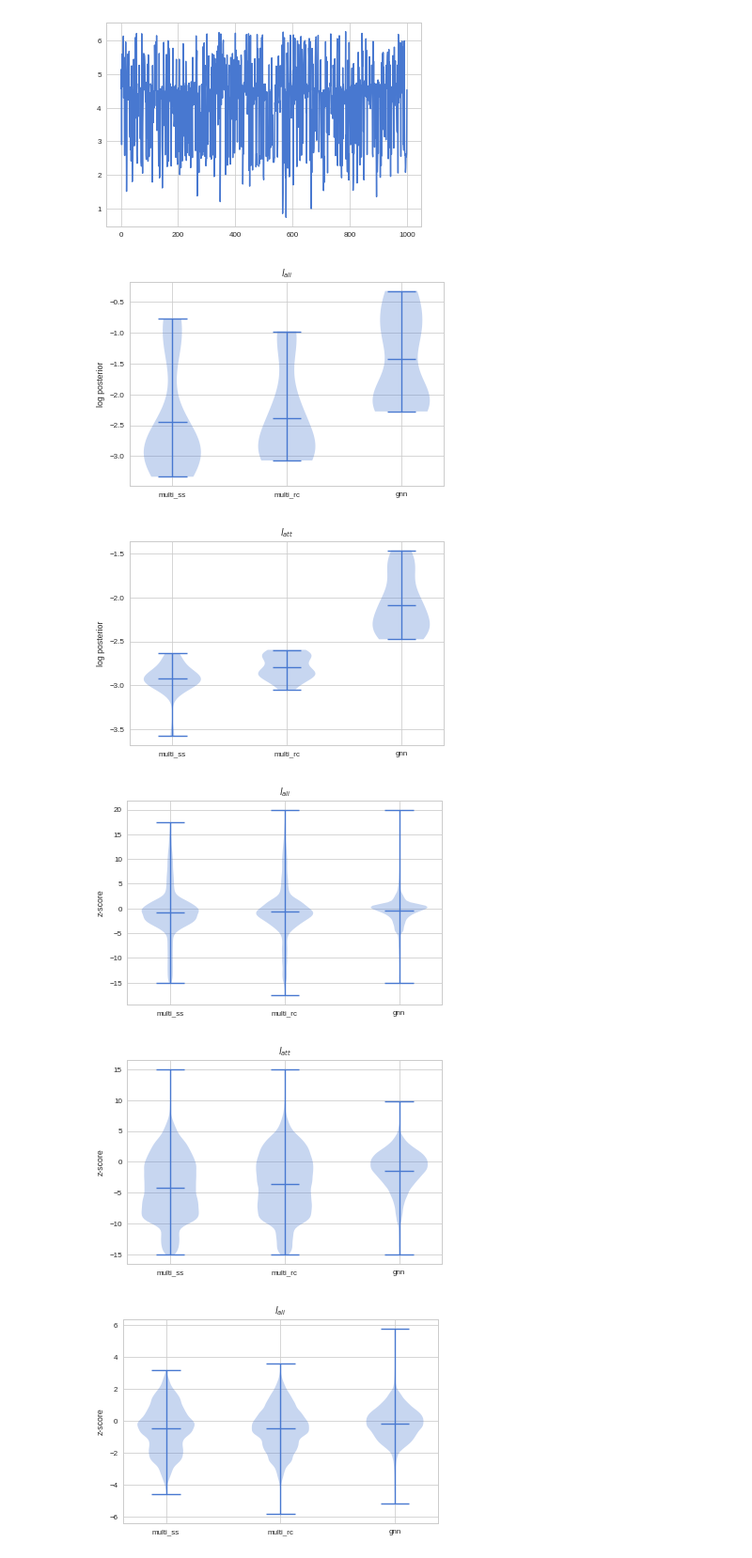
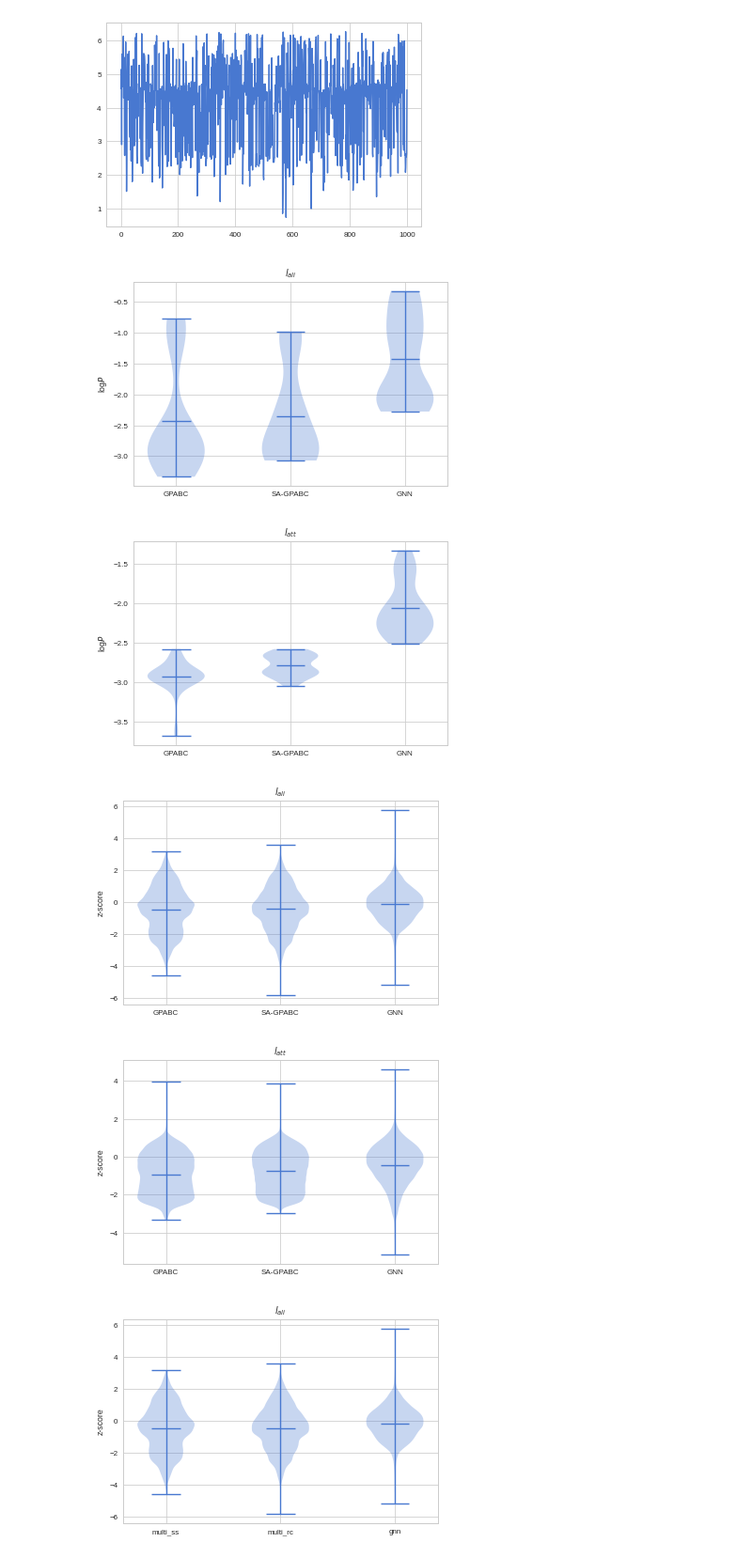
Before and after one commit to ctorney/abc-graph-nets, a Jupyter notebook: zonal_violins_2d_4d.ipynb, the cells around one changed output. Shown at 94% size. Cells and saved outputs as stored; diff of their text form; code cells hidden in the pictures.

```diff
--- a/zonal_violins_2d_4d.ipynb
+++ b/zonal_violins_2d_4d.ipynb
@@ -106,7 +139,7 @@ plt.plot(samples_mrc[:,0,0,0])
 # %%
 #4D:
 
-num_reps = 9
+num_reps = 10
 params = 4
 mcmcsteps = 1000 #8000
 di = 4
@@ -129,7 +162,7 @@ plt.plot(samples_mrc[:,3,0,0])
 # %%
 #2D Z-scores
 
-num_reps = 6 #10
+num_reps = 10
 params = 2
 mcmcsteps = 1000
 di = 4
@@ -179,7 +212,7 @@ for dis in range(di):
 
 # ax = plt.violinplot([zscores_mss[0,:,:].flatten(),zscores_mrc[0,:,:].flatten(),zscores_gnn[0,:,:].flatten()],showmeans=True,showmedians=False)
 # positions = (1, 2, 3)
-# labels = ( "multi_ss", "multi_rc","gnn")
+# labels = ( "GPABC", "SA-GPABC","GNN")
 # plt.xticks(positions, labels)
 # plt.ylabel('z-score')
 # plt.title('$l_{ali}$')
@@ -188,7 +221,7 @@ for dis in range(di):
 
 # ax = plt.violinplot([zscores_mss[1,:,:].flatten(),zscores_mrc[1,:,:].flatten(),zscores_gnn[1,:,:].flatten()],showmeans=True,showmedians=False)
 # positions = (1, 2, 3)
-# labels = ( "multi_ss", "multi_rc","gnn")
+# labels = ( "GPABC", "SA-GPABC","GNN")
 # plt.xticks(positions, labels)
 # plt.title('$l_{att}$')
 # plt.ylabel('z-score')
@@ -198,51 +231,51 @@ for dis in range(di):
 
 ax = plt.violinplot([logpos_mss[0,:,:].flatten(),logpos_mrc[0,:,:].flatten(),logpos_gnn[0,:,:].flatten()],showmeans=True,showmedians=False)
 positions = (1, 2, 3)
-labels = ( "multi_ss", "multi_rc","gnn")
+labels = ( "GPABC", "SA-GPABC","GNN")
 plt.xticks(positions, labels)
 plt.title('$l_{ali}$')
-plt.ylabel('log posterior')
+plt.ylabel('log$P$')
 plt.savefig('violins_logpos_param0.png',dpi=600)
 plt.show()
 
 ax = plt.violinplot([logpos_mss[1,:,:].flatten(),logpos_mrc[1,:,:].flatten(),logpos_gnn[1,:,:].flatten()],showmeans=True,showmedians=False)
 positions = (1, 2, 3)
-labels = ( "multi_ss", "multi_rc","gnn")
+labels = ( "GPABC", "SA-GPABC","GNN")
 plt.xticks(positions, labels)
 plt.title('$l_{att}$')
-plt.ylabel('log posterior')
+plt.ylabel('log$P$')
 plt.savefig('violins_logpos_param1.png',dpi=600)
 plt.show()
 
 ####
 #new z-score without the mean:
 ax = plt.violinplot([zscores_mss_new[:,0,:,:].flatten(),zscores_mrc_new[:,0,:,:].flatten(),zscores_gnn_new[:,0,:,:].flatten()],showmeans=True,showmedians=False)
 positions = (1, 2, 3)
-labels = ( "multi_ss", "multi_rc","gnn")
+labels = ( "GPABC", "SA-GPABC","GNN")
 plt.xticks(positions, labels)
 plt.ylabel('z-score')
 plt.title('$l_{ali}$')
 plt.savefig('violins_param0.png',dpi=600)
 plt.show()
 
 ax = plt.violinplot([zscores_mss_new[:,1,:,:].flatten(),zscores_mrc_new[:,1,:,:].flatten(),zscores_gnn_new[:,1,:,:].flatten()],showmeans=True,showmedians=False)
 positions = (1, 2, 3)
-labels = ( "multi_ss", "multi_rc","gnn")
+labels = ( "GPABC", "SA-GPABC","GNN")
 plt.xticks(positions, labels)
 plt.title('$l_{att}$')
 plt.ylabel('z-score')
 plt.savefig('violins_param1.png',dpi=600)
 plt.show()
 
 #for each rep:
 mss1 = zscores_mss_new[:,0,:,0].flatten()
 mss2 = zscores_mss_new[:,0,:,1].flatten()
 mss3 = zscores_mss_new[:,0,:,2].flatten()
 # %% [output]
-[figure, old version]
+[figure, new version]
-[figure, old version]
+[figure, new version]
-[figure, old version]
+[figure, new version]
-[figure, old version]
+[figure, new version]
 # %%
 ax = plt.violinplot([zscores_mss_new[:,0,:,:].flatten(),zscores_mrc_new[:,0,:,:].flatten(),zscores_gnn_new[:,0,:,:].flatten()],showmeans=True,showmedians=False)
 positions = (1, 2, 3)
```
Also changed, not shown: parts of 10 cells of this notebook.
